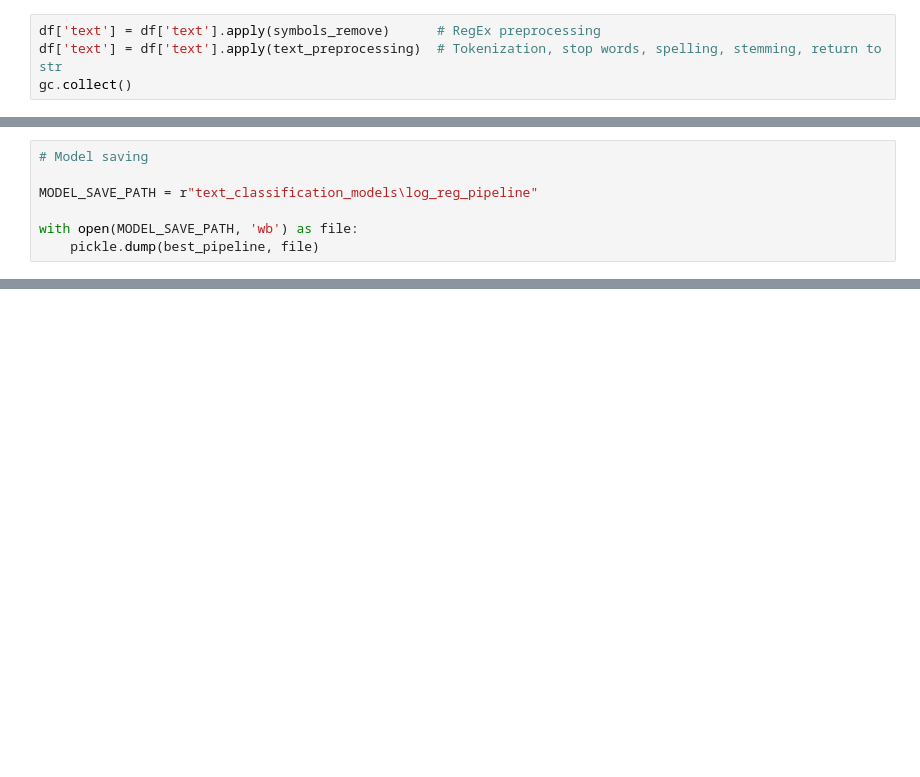
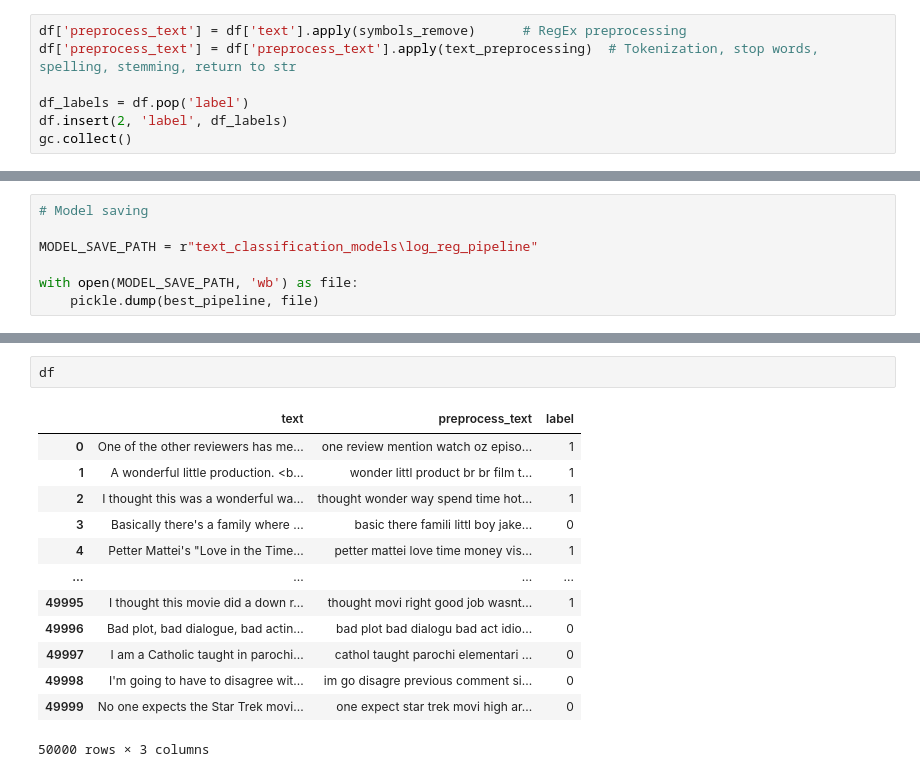
Before and after one commit to AliSultanov2000/Education, a Jupyter notebook: nlp/text_classifiacation.ipynb, the cells around one changed output, grey strips where cells are left out. Cells and saved outputs as stored; diff of their text form; blank space fills up the shorter version.

```diff
--- a/nlp/text_classifiacation.ipynb
+++ b/nlp/text_classifiacation.ipynb
@@ -156,8 +156,11 @@ def text_preprocessing(input_text: str) -> str:
 
    return output_text
 # %%
-df['text'] = df['text'].apply(symbols_remove)      # RegEx preprocessing
-df['text'] = df['text'].apply(text_preprocessing)  # Tokenization, stop words, spelling, stemming, return to str
+df['preprocess_text'] = df['text'].apply(symbols_remove)      # RegEx preprocessing
+df['preprocess_text'] = df['preprocess_text'].apply(text_preprocessing)  # Tokenization, stop words, spelling, stemming, return to str
+
+df_labels = df.pop('label')
+df.insert(2, 'label', df_labels)
 gc.collect()
 # %% [output]
 7
@@ -308,0 +327,16 @@ with open(MODEL_SAVE_PATH, 'wb') as file:
+# %%
+df
+# %% [output]
+|  | text | preprocess_text | label |
+| 0 | One of the other reviewers has me... | one review mention watch oz episo... | 1 |
+| 1 | A wonderful little production. <b... | wonder littl product br br film t... | 1 |
+| 2 | I thought this was a wonderful wa... | thought wonder way spend time hot... | 1 |
+| 3 | Basically there's a family where ... | basic there famili littl boy jake... | 0 |
+| 4 | Petter Mattei's "Love in the Time... | petter mattei love time money vis... | 1 |
+| ... | ... | ... | ... |
+| 49995 | I thought this movie did a down r... | thought movi right good job wasnt... | 1 |
+| 49996 | Bad plot, bad dialogue, bad actin... | bad plot bad dialogu bad act idio... | 0 |
+| 49997 | I am a Catholic taught in parochi... | cathol taught parochi elementari ... | 0 |
+| 49998 | I'm going to have to disagree wit... | im go disagre previous comment si... | 0 |
+| 49999 | No one expects the Star Trek movi... | one expect star trek movi high ar... | 0 |
+50000 rows × 3 columns
```
Also changed, not shown: parts of 12 cells of this notebook.
